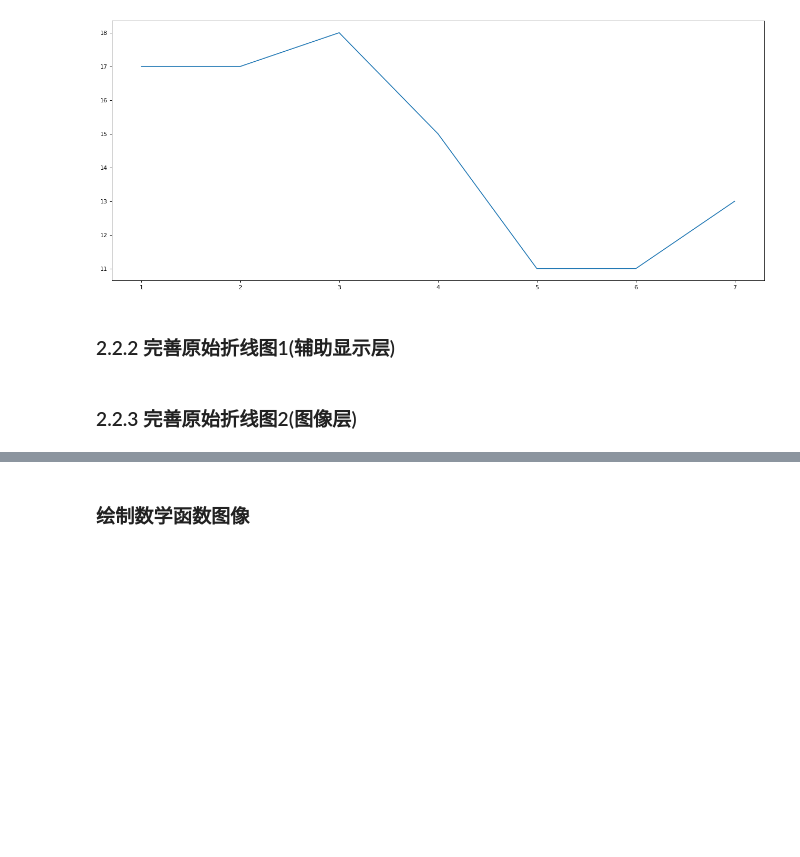
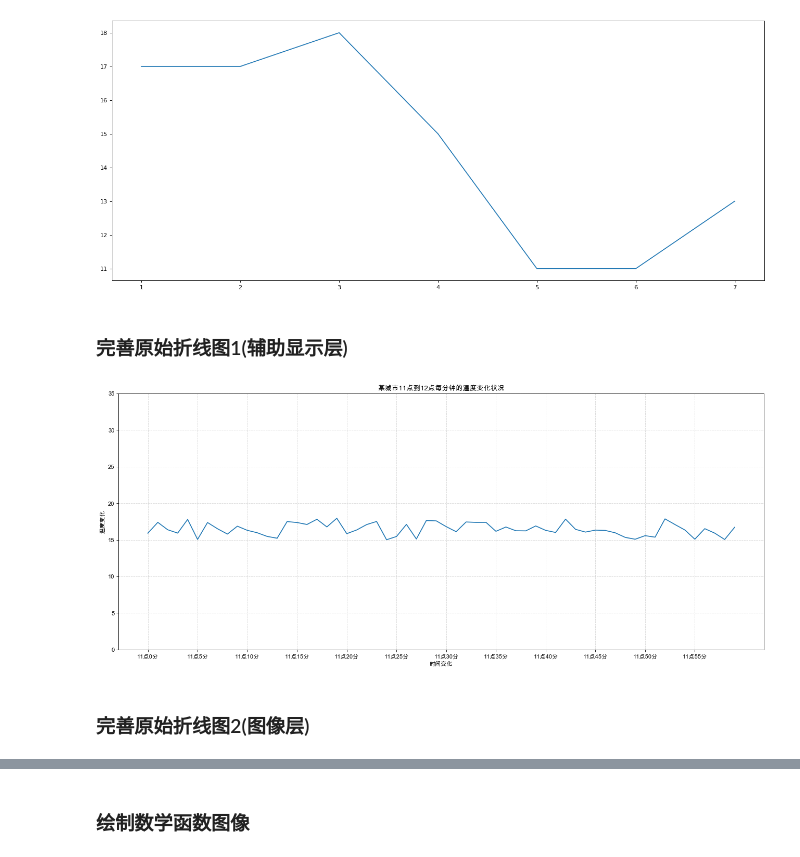
Before and after one commit to L2ncE/DataMining-Study, a Jupyter notebook: matplotlib_demo.ipynb, the cells around one changed output, grey strips where cells are left out. Cells and saved outputs as stored; diff of their text form; code cells hidden in the pictures; blank space fills up the shorter version.

```diff
--- a/matplotlib_demo.ipynb
+++ b/matplotlib_demo.ipynb
@@ -25,39 +25,45 @@ plt.show()
 # %% [output]
 [figure]
 # %% [markdown]
-### 2.2.2 完善原始折线图1(辅助显示层)
+### 完善原始折线图1(辅助显示层)
 # %%
 # 需求：画出某城市11点到12点1小时内每分钟的温度变化折线图，温度范围在15度~18度
 import random
 
 # 1、准备数据 x y
 x = range(60)
 y_shanghai = [random.uniform(15, 18) for i in x]
+
+# 中文显示问题
+plt.rcParams['font.sans-serif'] = ['Arial Unicode MS']
+plt.rcParams['axes.unicode_minus'] = False  #用来正常显示负号
 
 # 2、创建画布
 plt.figure(figsize=(20, 8), dpi=80)
 
 # 3、绘制图像
 plt.plot(x, y_shanghai)
 
 # 修改x、y刻度
 # 准备x的刻度说明
 x_label = ["11点{}分".format(i) for i in x]
 plt.xticks(x[::5], x_label[::5])
 plt.yticks(range(0, 40, 5))
 
 # 添加网格显示
 plt.grid(linestyle="--", alpha=0.5)
 
 # 添加描述信息
 plt.xlabel("时间变化")
 plt.ylabel("温度变化")
 plt.title("某城市11点到12点每分钟的温度变化状况")
 
 # 4、显示图
 plt.show()
+# %% [output]
+[figure, added]
 # %% [markdown]
-### 2.2.3 完善原始折线图2(图像层)
+### 完善原始折线图2(图像层)
 # %%
 # 需求：再添加一个城市的温度变化
 # 收集到北京当天温度变化情况，温度在1度到3度。
```
Also changed, not shown: parts of 13 cells of this notebook.
